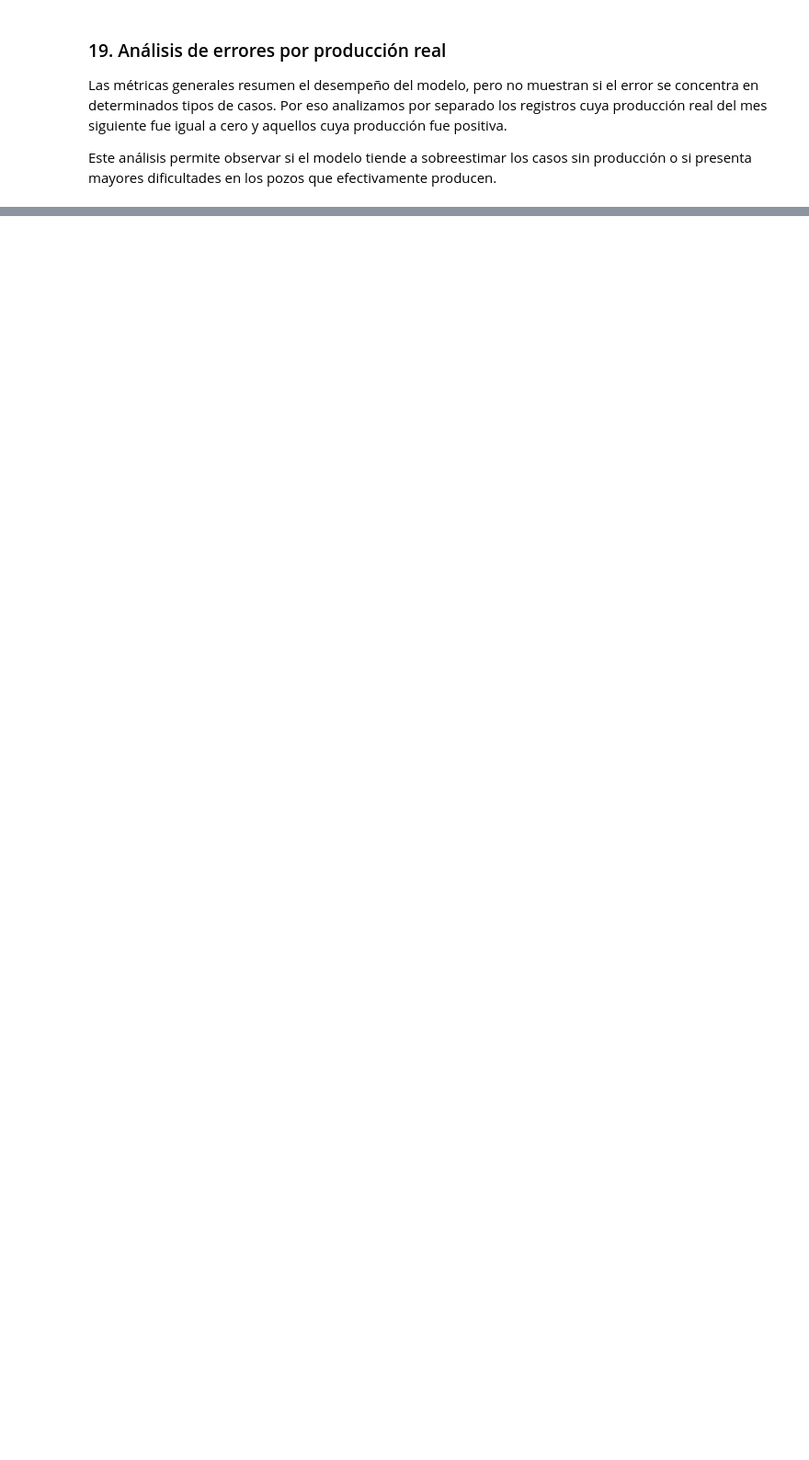
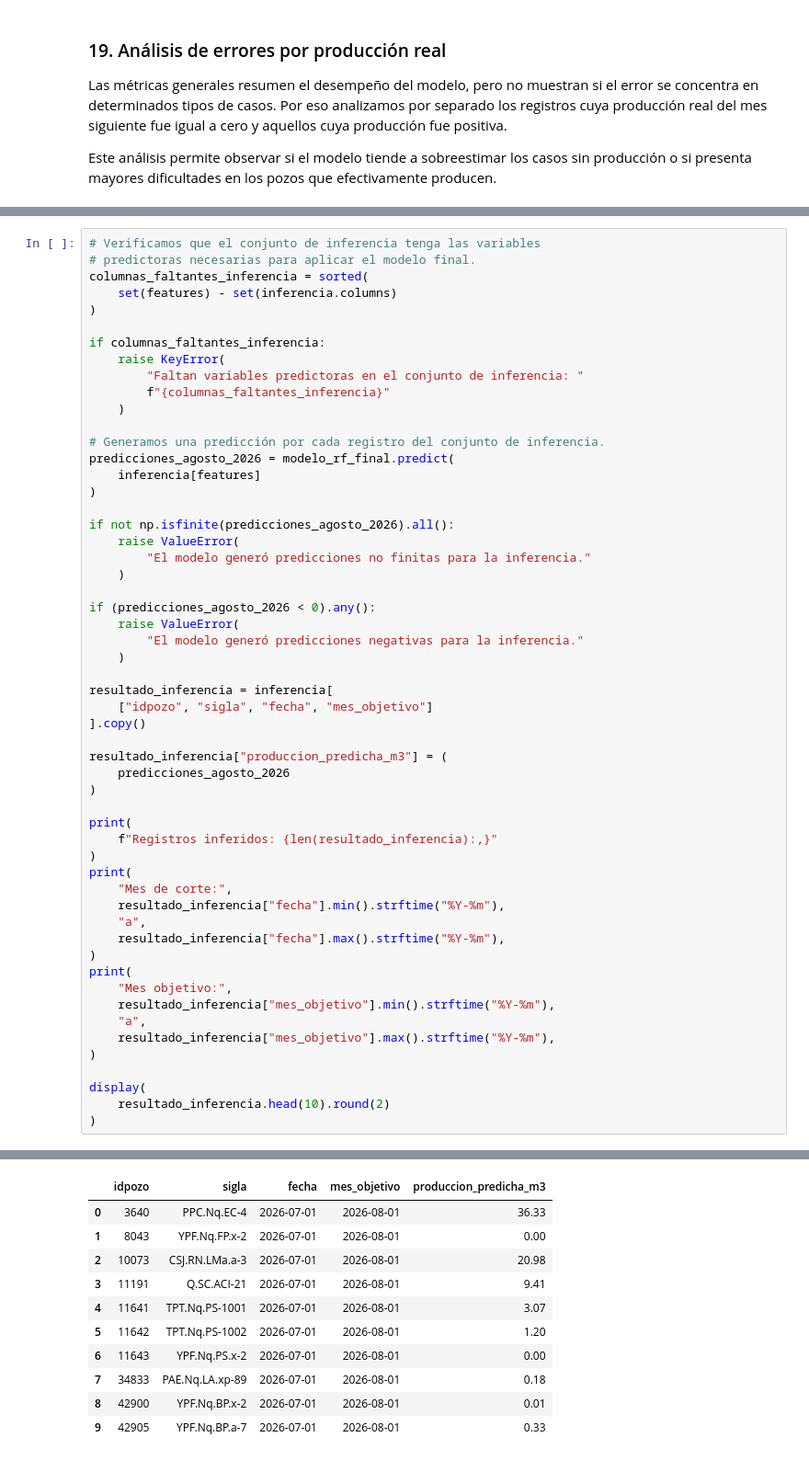
Before and after one commit to alexParedes027/oil-production-prediction, a Jupyter notebook: notebooks/04_modelado_regresion.ipynb, the cells around one changed output, grey strips where cells are left out. Shown at 92% size. Cells and saved outputs as stored; diff of their text form; blank space fills up the shorter version.

Commit message:
Modelado de regresion finalizado

```diff
--- a/notebooks/04_modelado_regresion.ipynb
+++ b/notebooks/04_modelado_regresion.ipynb
@@ -2322,0 +2335,56 @@ display(resultados_test_por_grupo_final)
+# %%
+# Verificamos que el conjunto de inferencia tenga las variables
+# predictoras necesarias para aplicar el modelo final.
+columnas_faltantes_inferencia = sorted(
+    set(features) - set(inferencia.columns)
+)
+
+if columnas_faltantes_inferencia:
+    raise KeyError(
+        "Faltan variables predictoras en el conjunto de inferencia: "
+        f"{columnas_faltantes_inferencia}"
+    )
+
+# Generamos una predicción por cada registro del conjunto de inferencia.
+predicciones_agosto_2026 = modelo_rf_final.predict(
+    inferencia[features]
+)
+
+if not np.isfinite(predicciones_agosto_2026).all():
+    raise ValueError(
+        "El modelo generó predicciones no finitas para la inferencia."
+    )
+
+if (predicciones_agosto_2026 < 0).any():
+    raise ValueError(
+        "El modelo generó predicciones negativas para la inferencia."
+    )
+
+resultado_inferencia = inferencia[
+    ["idpozo", "sigla", "fecha", "mes_objetivo"]
+].copy()
+
+resultado_inferencia["produccion_predicha_m3"] = (
+    predicciones_agosto_2026
+)
+
+print(
+    f"Registros inferidos: {len(resultado_inferencia):,}"
+)
+print(
+    "Mes de corte:",
+    resultado_inferencia["fecha"].min().strftime("%Y-%m"),
+    "a",
+    resultado_inferencia["fecha"].max().strftime("%Y-%m"),
+)
+print(
+    "Mes objetivo:",
+    resultado_inferencia["mes_objetivo"].min().strftime("%Y-%m"),
+    "a",
+    resultado_inferencia["mes_objetivo"].max().strftime("%Y-%m"),
+)
+
+display(
+    resultado_inferencia.head(10).round(2)
+)
+# %% [output]
@@ -2322,0 +2394,11 @@ display(resultados_test_por_grupo_final)
+|  | idpozo | sigla | fecha | mes_objetivo | produccion_predicha_m3 |
+| 0 | 3640 | PPC.Nq.EC-4 | 2026-07-01 | 2026-08-01 | 36.33 |
+| 1 | 8043 | YPF.Nq.FP.x-2 | 2026-07-01 | 2026-08-01 | 0.00 |
+| 2 | 10073 | CSJ.RN.LMa.a-3 | 2026-07-01 | 2026-08-01 | 20.98 |
+| 3 | 11191 | Q.SC.ACI-21 | 2026-07-01 | 2026-08-01 | 9.41 |
+| 4 | 11641 | TPT.Nq.PS-1001 | 2026-07-01 | 2026-08-01 | 3.07 |
+| 5 | 11642 | TPT.Nq.PS-1002 | 2026-07-01 | 2026-08-01 | 1.20 |
+| 6 | 11643 | YPF.Nq.PS.x-2 | 2026-07-01 | 2026-08-01 | 0.00 |
+| 7 | 34833 | PAE.Nq.LA.xp-89 | 2026-07-01 | 2026-08-01 | 0.18 |
+| 8 | 42900 | YPF.Nq.BP.x-2 | 2026-07-01 | 2026-08-01 | 0.01 |
+| 9 | 42905 | YPF.Nq.BP.a-7 | 2026-07-01 | 2026-08-01 | 0.33 |
```
Also changed, not shown: parts of 12 cells of this notebook.
